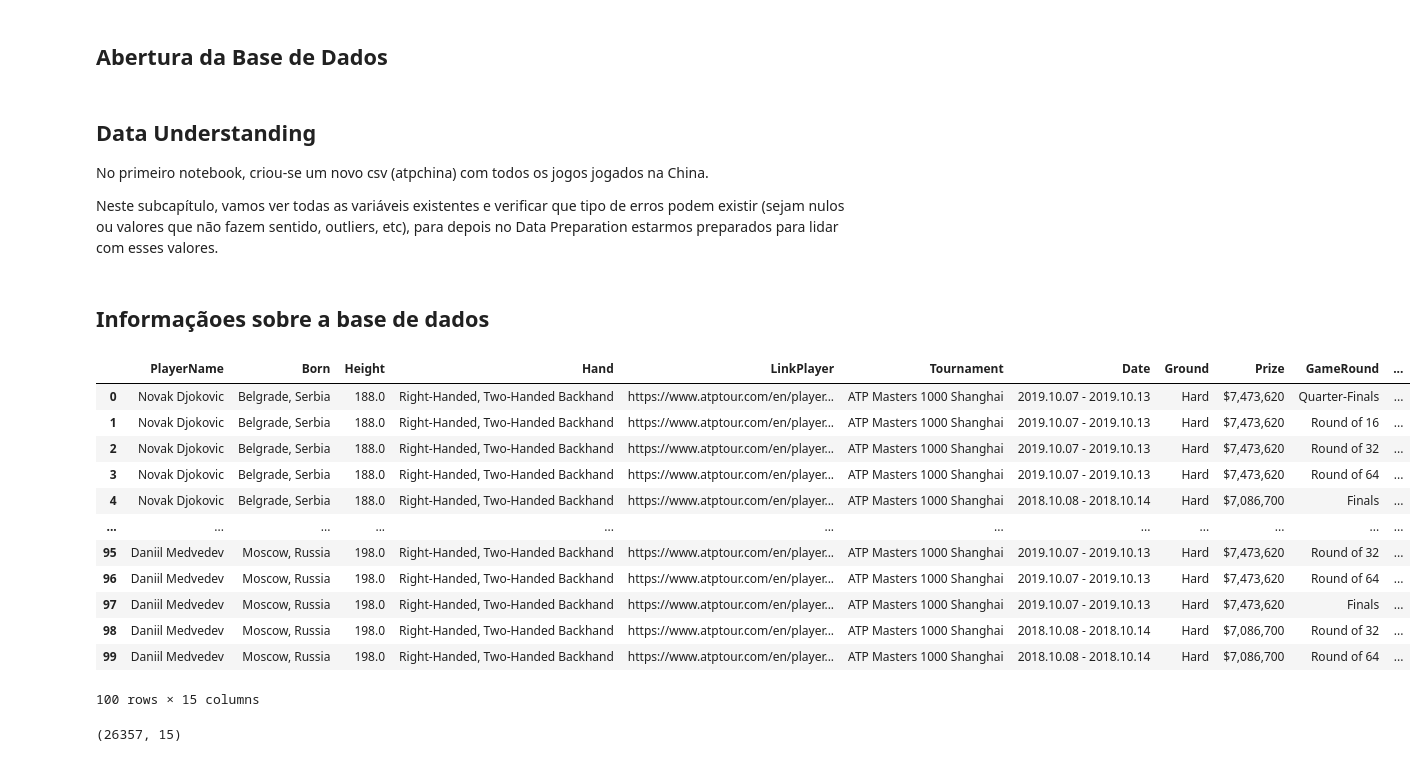
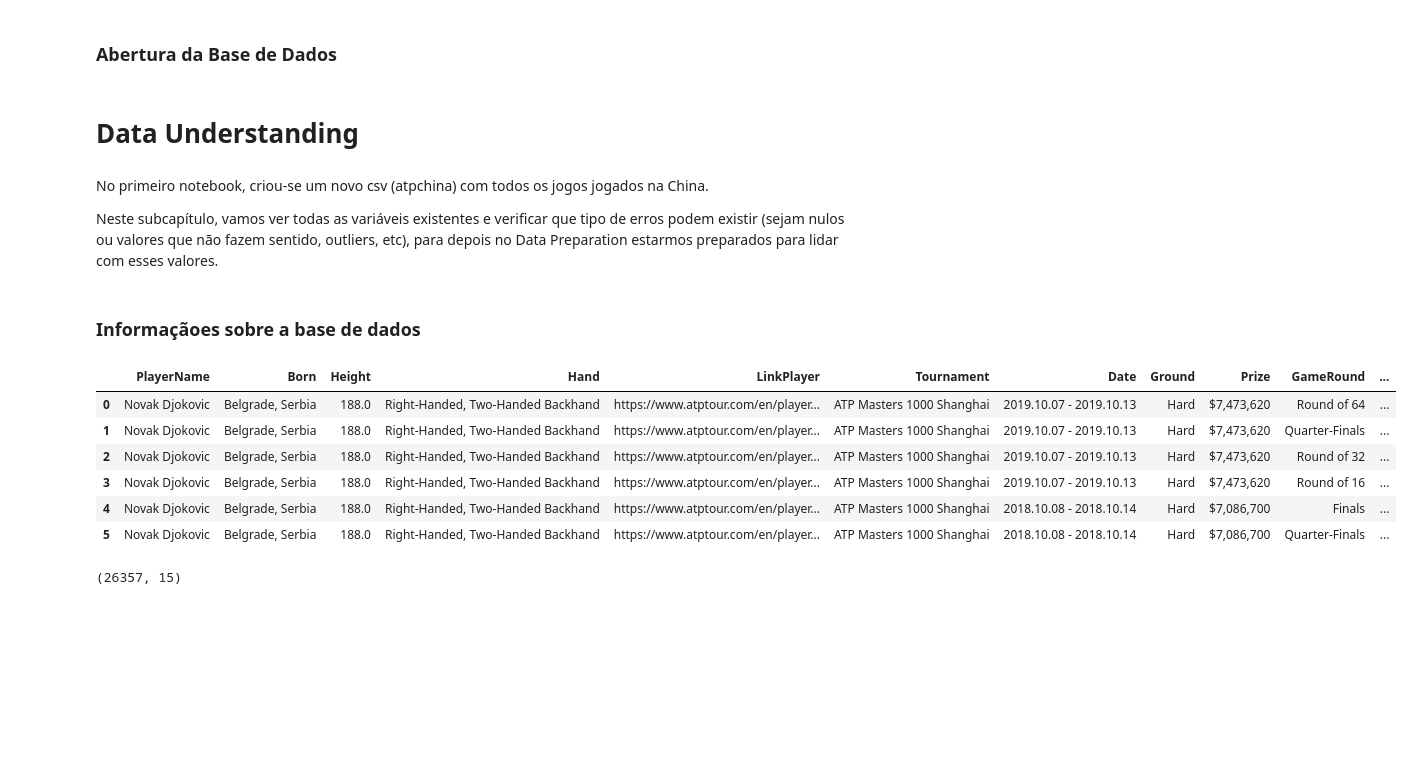
Before and after one commit to simao-af/ATP-Sets-Prediction, a Jupyter notebook: Data Cleaning/Grupo9-DataUnderstanding.ipynb, the cells around one changed output. Cells and saved outputs as stored; diff of their text form; code cells hidden in the pictures; blank space fills up the shorter version.

Commit message:
ORGANIZING THE NOTEBOOKS
Major changes to the notebooks, added a new folder with the files. The notebooks that are done are the ones that are present in the "NOTEBOOK ORDER" in file-description.txt

```diff
--- a/Data Cleaning/Projeto - Grupo 9 - Notebook2 (Data Understanding).ipynb
+++ b/Data Cleaning/Grupo9-DataUnderstanding.ipynb
@@ -42,33 +17,27 @@ from IPython.display import display # Allows the use of display() for DataFrames
 import warnings
 warnings.filterwarnings('ignore')
 # %% [markdown]
-## Abertura da Base de Dados
+### Abertura da Base de Dados
 # %%
-df = pd.read_csv('atpchina.csv', sep=',')
+df = pd.read_csv('data/atpchina.csv', sep=',')
 # %% [markdown]
-## Data Understanding
-
-No primeiro notebook, criou-se um novo csv (atpchina) com todos os jogos jogados na China.
-
-Neste subcapítulo, vamos ver todas as variáveis existentes e verificar que tipo de erros podem existir (sejam nulos ou valores que não fazem sentido, outliers, etc), para depois no Data Preparation estarmos preparados para lidar com esses valores.
+# **Data Understanding**
+# %% [markdown]
+No primeiro notebook, criou-se um novo csv (atpchina) com todos os jogos jogados na China.
+
+Neste subcapítulo, vamos ver todas as variáveis existentes e verificar que tipo de erros podem existir (sejam nulos ou valores que não fazem sentido, outliers, etc), para depois no Data Preparation estarmos preparados para lidar com esses valores.
 # %% [markdown]
-## Informaçãoes sobre a base de dados
+### Informaçãoes sobre a base de dados
 # %%
-df.head(100)
+df.head(6)
 # %% [output]
 |  | PlayerName | Born | Height | Hand | LinkPlayer | Tournament | Date | Ground | Prize | GameRound | ... |
-| 0 | Novak Djokovic | Belgrade, Serbia | 188.0 | Right-Handed, Two-Handed Backhand | https://www.atptour.com/en/player... | ATP Masters 1000 Shanghai | 2019.10.07 - 2019.10.13 | Hard | $7,473,620 | Quarter-Finals | ... |
-| 1 | Novak Djokovic | Belgrade, Serbia | 188.0 | Right-Handed, Two-Handed Backhand | https://www.atptour.com/en/player... | ATP Masters 1000 Shanghai | 2019.10.07 - 2019.10.13 | Hard | $7,473,620 | Round of 16 | ... |
+| 0 | Novak Djokovic | Belgrade, Serbia | 188.0 | Right-Handed, Two-Handed Backhand | https://www.atptour.com/en/player... | ATP Masters 1000 Shanghai | 2019.10.07 - 2019.10.13 | Hard | $7,473,620 | Round of 64 | ... |
+| 1 | Novak Djokovic | Belgrade, Serbia | 188.0 | Right-Handed, Two-Handed Backhand | https://www.atptour.com/en/player... | ATP Masters 1000 Shanghai | 2019.10.07 - 2019.10.13 | Hard | $7,473,620 | Quarter-Finals | ... |
 | 2 | Novak Djokovic | Belgrade, Serbia | 188.0 | Right-Handed, Two-Handed Backhand | https://www.atptour.com/en/player... | ATP Masters 1000 Shanghai | 2019.10.07 - 2019.10.13 | Hard | $7,473,620 | Round of 32 | ... |
-| 3 | Novak Djokovic | Belgrade, Serbia | 188.0 | Right-Handed, Two-Handed Backhand | https://www.atptour.com/en/player... | ATP Masters 1000 Shanghai | 2019.10.07 - 2019.10.13 | Hard | $7,473,620 | Round of 64 | ... |
+| 3 | Novak Djokovic | Belgrade, Serbia | 188.0 | Right-Handed, Two-Handed Backhand | https://www.atptour.com/en/player... | ATP Masters 1000 Shanghai | 2019.10.07 - 2019.10.13 | Hard | $7,473,620 | Round of 16 | ... |
 | 4 | Novak Djokovic | Belgrade, Serbia | 188.0 | Right-Handed, Two-Handed Backhand | https://www.atptour.com/en/player... | ATP Masters 1000 Shanghai | 2018.10.08 - 2018.10.14 | Hard | $7,086,700 | Finals | ... |
-| ... | ... | ... | ... | ... | ... | ... | ... | ... | ... | ... | ... |
-| 95 | Daniil Medvedev | Moscow, Russia | 198.0 | Right-Handed, Two-Handed Backhand | https://www.atptour.com/en/player... | ATP Masters 1000 Shanghai | 2019.10.07 - 2019.10.13 | Hard | $7,473,620 | Round of 32 | ... |
-| 96 | Daniil Medvedev | Moscow, Russia | 198.0 | Right-Handed, Two-Handed Backhand | https://www.atptour.com/en/player... | ATP Masters 1000 Shanghai | 2019.10.07 - 2019.10.13 | Hard | $7,473,620 | Round of 64 | ... |
-| 97 | Daniil Medvedev | Moscow, Russia | 198.0 | Right-Handed, Two-Handed Backhand | https://www.atptour.com/en/player... | ATP Masters 1000 Shanghai | 2019.10.07 - 2019.10.13 | Hard | $7,473,620 | Finals | ... |
-| 98 | Daniil Medvedev | Moscow, Russia | 198.0 | Right-Handed, Two-Handed Backhand | https://www.atptour.com/en/player... | ATP Masters 1000 Shanghai | 2018.10.08 - 2018.10.14 | Hard | $7,086,700 | Round of 32 | ... |
-| 99 | Daniil Medvedev | Moscow, Russia | 198.0 | Right-Handed, Two-Handed Backhand | https://www.atptour.com/en/player... | ATP Masters 1000 Shanghai | 2018.10.08 - 2018.10.14 | Hard | $7,086,700 | Round of 64 | ... |
+| 5 | Novak Djokovic | Belgrade, Serbia | 188.0 | Right-Handed, Two-Handed Backhand | https://www.atptour.com/en/player... | ATP Masters 1000 Shanghai | 2018.10.08 - 2018.10.14 | Hard | $7,086,700 | Quarter-Finals | ... |
-100 rows × 15 columns
 # %%
 df.shape
 # %% [output]
```
Also changed, not shown: parts of 16 cells of this notebook, 6 other files.
